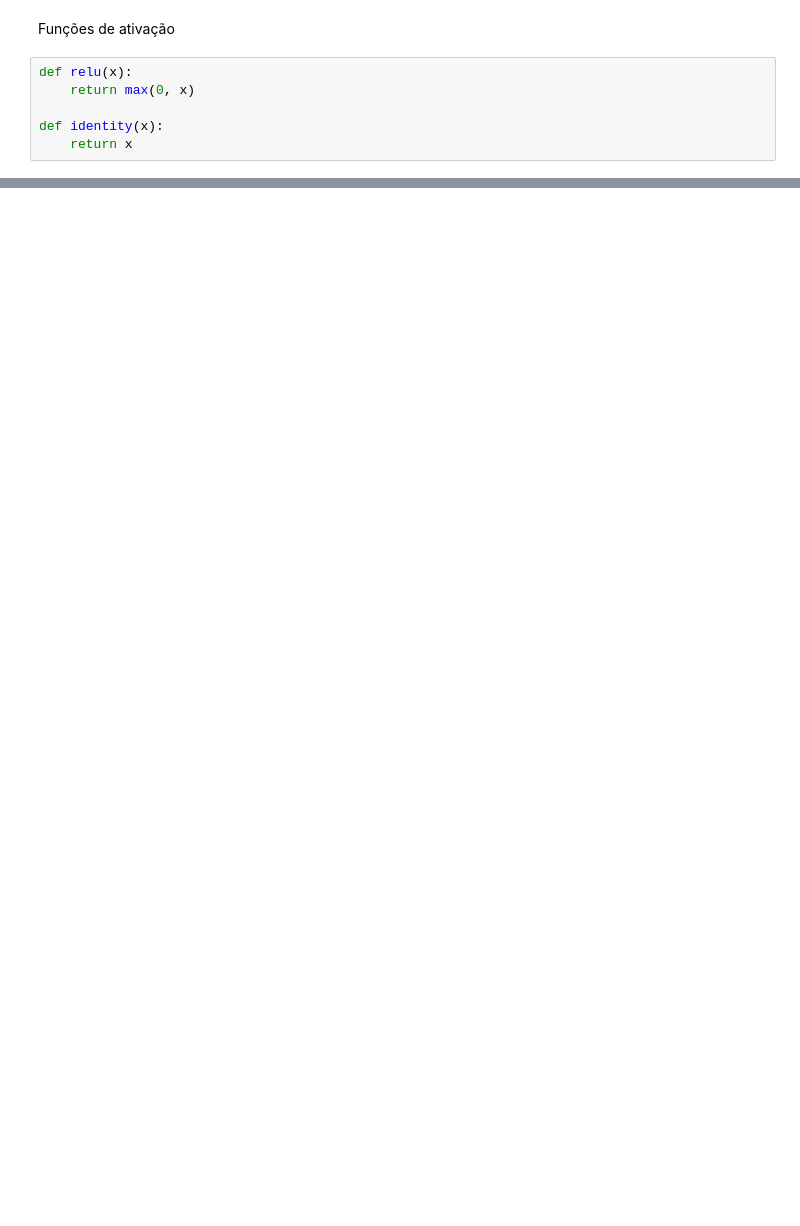
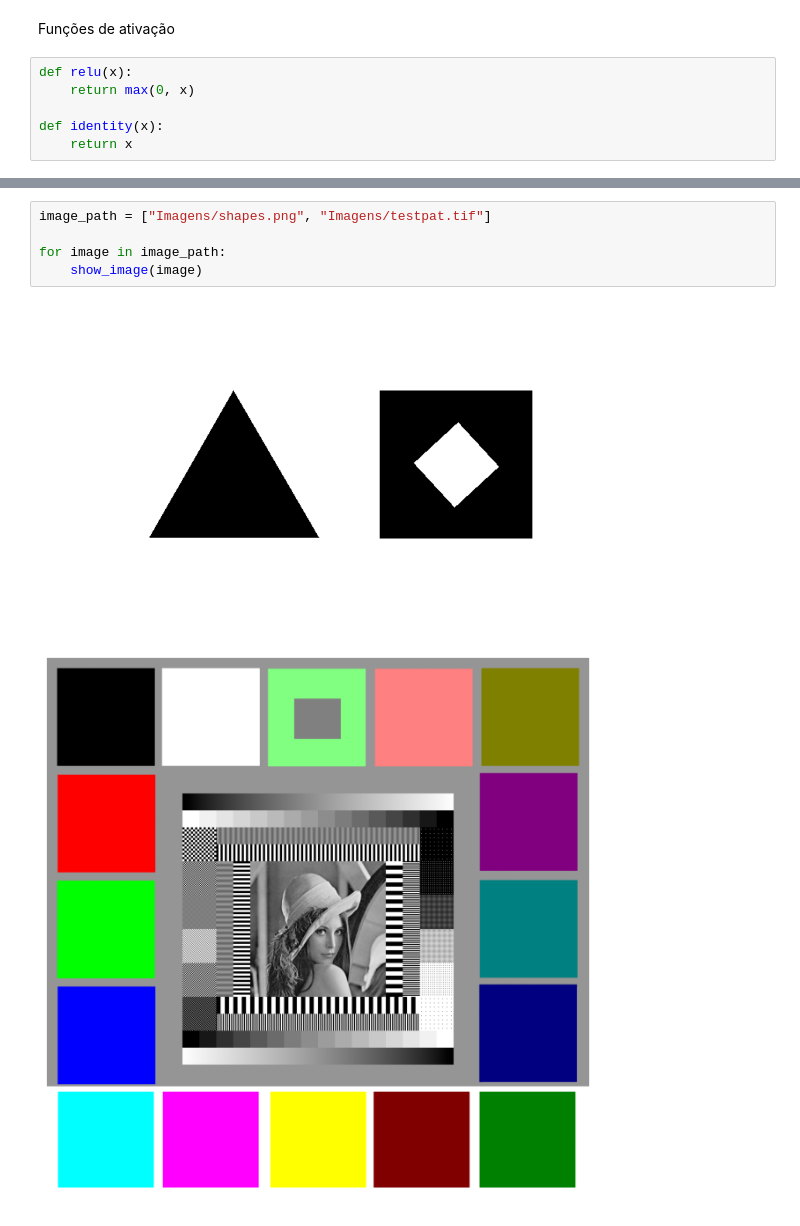
Before and after one commit to adriel1ft/atrous-correlation, a Jupyter notebook: explore.ipynb, the cells around one changed output, grey strips where cells are left out. Saved outputs shown, nothing was run; the diff lists cells and outputs as text; blank space fills up the shorter version.

```diff
--- a/explore.ipynb
+++ b/explore.ipynb
@@ -37,0 +100,8 @@ def identity(x):
+# %%
+image_path = ["Imagens/shapes.png", "Imagens/testpat.tif"]
+
+for image in image_path:
+    show_image(image)
+# %% [output]
+[figure, added]
+[figure, added]
```
Also changed, not shown: parts of 6 cells of this notebook, 1 other file.
